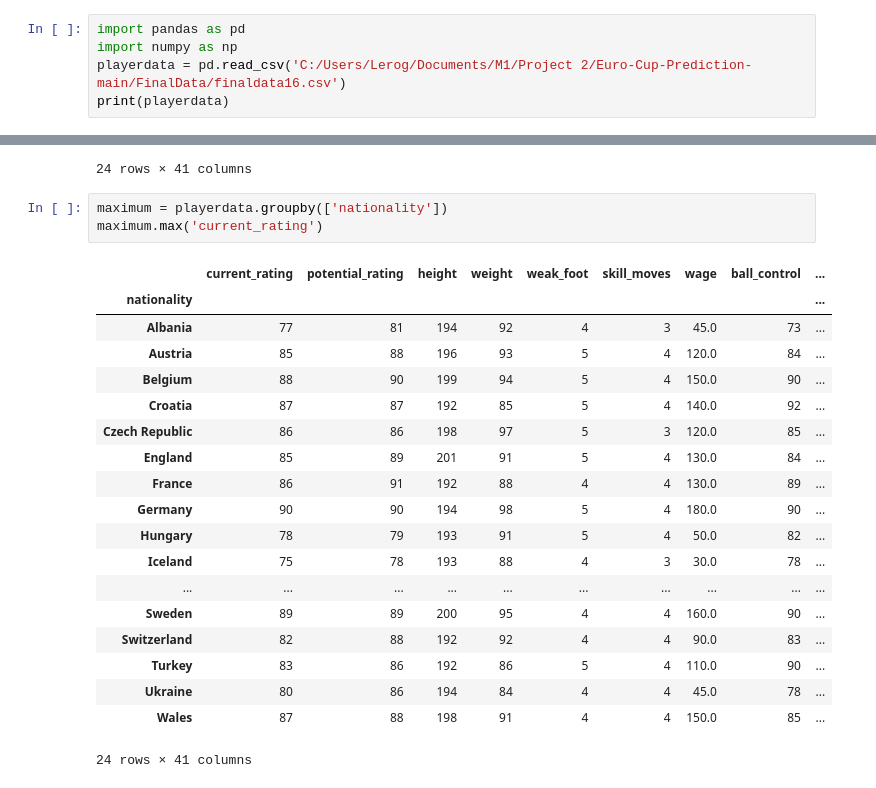
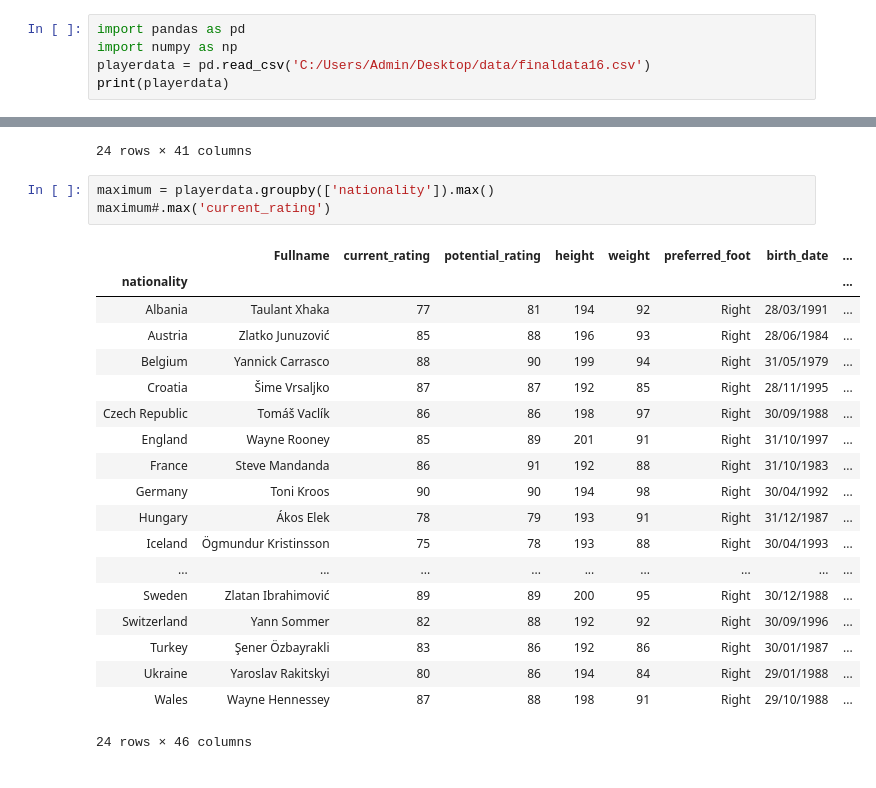
Before and after one commit to mathieurenault1/Euro-Cup-Prediction, a Jupyter notebook: Team features creation.ipynb, the cells around one changed output, grey strips where cells are left out. Saved outputs shown, nothing was run; the diff lists cells and outputs as text.

```diff
--- a/Team features creation.ipynb
+++ b/Team features creation.ipynb
@@ -1,7 +1,7 @@
 # %%
 import pandas as pd
 import numpy as np
-playerdata = pd.read_csv('C:/Users/Lerog/Documents/M1/Project 2/Euro-Cup-Prediction-main/FinalData/finaldata16.csv')
+playerdata = pd.read_csv('C:/Users/Admin/Desktop/data/finaldata16.csv')
 print(playerdata)
 # %% [output]
      Unnamed: 0      id          Fullname  current_rating  potential_rating  \
@@ -70,26 +70,26 @@ median
 | Wales | 72.0 | 74.0 | 181.0 | 74.0 | 3.0 | 2.0 | 20.0 | 71.0 | ... |
 24 rows × 41 columns
 # %%
-maximum = playerdata.groupby(['nationality'])
-maximum.max('current_rating')
+maximum = playerdata.groupby(['nationality']).max()
+maximum#.max('current_rating')
 # %% [output]
-|  | current_rating | potential_rating | height | weight | weak_foot | skill_moves | wage | ball_control | ... |
-| nationality |  |  |  |  |  |  |  |  | ... |
-| Albania | 77 | 81 | 194 | 92 | 4 | 3 | 45.0 | 73 | ... |
-| Austria | 85 | 88 | 196 | 93 | 5 | 4 | 120.0 | 84 | ... |
-| Belgium | 88 | 90 | 199 | 94 | 5 | 4 | 150.0 | 90 | ... |
-| Croatia | 87 | 87 | 192 | 85 | 5 | 4 | 140.0 | 92 | ... |
-| Czech Republic | 86 | 86 | 198 | 97 | 5 | 3 | 120.0 | 85 | ... |
-| England | 85 | 89 | 201 | 91 | 5 | 4 | 130.0 | 84 | ... |
-| France | 86 | 91 | 192 | 88 | 4 | 4 | 130.0 | 89 | ... |
-| Germany | 90 | 90 | 194 | 98 | 5 | 4 | 180.0 | 90 | ... |
-| Hungary | 78 | 79 | 193 | 91 | 5 | 4 | 50.0 | 82 | ... |
-| Iceland | 75 | 78 | 193 | 88 | 4 | 3 | 30.0 | 78 | ... |
-| ... | ... | ... | ... | ... | ... | ... | ... | ... | ... |
-| Sweden | 89 | 89 | 200 | 95 | 4 | 4 | 160.0 | 90 | ... |
-| Switzerland | 82 | 88 | 192 | 92 | 4 | 4 | 90.0 | 83 | ... |
-| Turkey | 83 | 86 | 192 | 86 | 5 | 4 | 110.0 | 90 | ... |
-| Ukraine | 80 | 86 | 194 | 84 | 4 | 4 | 45.0 | 78 | ... |
-| Wales | 87 | 88 | 198 | 91 | 4 | 4 | 150.0 | 85 | ... |
+|  | Fullname | current_rating | potential_rating | height | weight | preferred_foot | birth_date | ... |
+| nationality |  |  |  |  |  |  |  | ... |
+| Albania | Taulant Xhaka | 77 | 81 | 194 | 92 | Right | 28/03/1991 | ... |
+| Austria | Zlatko Junuzović | 85 | 88 | 196 | 93 | Right | 28/06/1984 | ... |
+| Belgium | Yannick Carrasco | 88 | 90 | 199 | 94 | Right | 31/05/1979 | ... |
+| Croatia | Šime Vrsaljko | 87 | 87 | 192 | 85 | Right | 28/11/1995 | ... |
+| Czech Republic | Tomáš Vaclík | 86 | 86 | 198 | 97 | Right | 30/09/1988 | ... |
+| England | Wayne Rooney | 85 | 89 | 201 | 91 | Right | 31/10/1997 | ... |
+| France | Steve Mandanda | 86 | 91 | 192 | 88 | Right | 31/10/1983 | ... |
+| Germany | Toni Kroos | 90 | 90 | 194 | 98 | Right | 30/04/1992 | ... |
+| Hungary | Ákos Elek | 78 | 79 | 193 | 91 | Right | 31/12/1987 | ... |
+| Iceland | Ögmundur Kristinsson | 75 | 78 | 193 | 88 | Right | 30/04/1993 | ... |
+| ... | ... | ... | ... | ... | ... | ... | ... | ... |
+| Sweden | Zlatan Ibrahimović | 89 | 89 | 200 | 95 | Right | 30/12/1988 | ... |
+| Switzerland | Yann Sommer | 82 | 88 | 192 | 92 | Right | 30/09/1996 | ... |
+| Turkey | Şener Özbayrakli | 83 | 86 | 192 | 86 | Right | 30/01/1987 | ... |
+| Ukraine | Yaroslav Rakitskyi | 80 | 86 | 194 | 84 | Right | 29/01/1988 | ... |
+| Wales | Wayne Hennessey | 87 | 88 | 198 | 91 | Right | 29/10/1988 | ... |
-24 rows × 41 columns
+24 rows × 46 columns
 # %%
```
Also changed, not shown: parts of 3 cells of this notebook.
